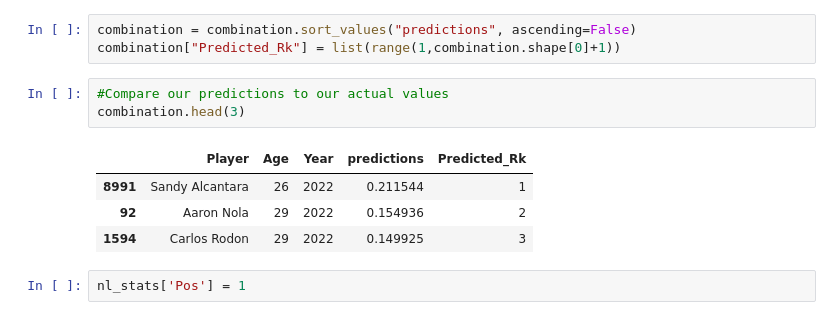
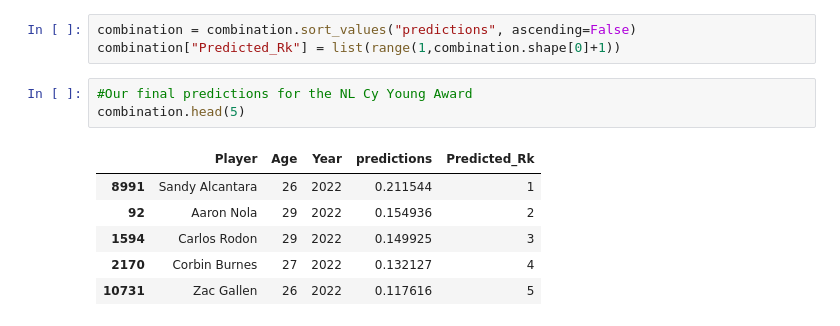
Before and after one commit to alexandercardoza/2022CyYoungPredictions, a Jupyter notebook: nl_cyyoung.ipynb, the cells around one changed output. Cells and saved outputs as stored; diff of their text form.

```diff
--- a/nl_cyyoung.ipynb
+++ b/nl_cyyoung.ipynb
@@ -518,12 +518,12 @@ combination
 combination = combination.sort_values("predictions", ascending=False)
 combination["Predicted_Rk"] = list(range(1,combination.shape[0]+1))
 # %%
-#Compare our predictions to our actual values
-combination.head(3)
+#Our final predictions for the NL Cy Young Award
+combination.head(5)
 # %% [output]
 |  | Player | Age | Year | predictions | Predicted_Rk |
 | 8991 | Sandy Alcantara | 26 | 2022 | 0.211544 | 1 |
 | 92 | Aaron Nola | 29 | 2022 | 0.154936 | 2 |
 | 1594 | Carlos Rodon | 29 | 2022 | 0.149925 | 3 |
+| 2170 | Corbin Burnes | 27 | 2022 | 0.132127 | 4 |
+| 10731 | Zac Gallen | 26 | 2022 | 0.117616 | 5 |
-# %%
-nl_stats['Pos'] = 1
```
Also changed, not shown: parts of 16 cells of this notebook, 1 other file.
